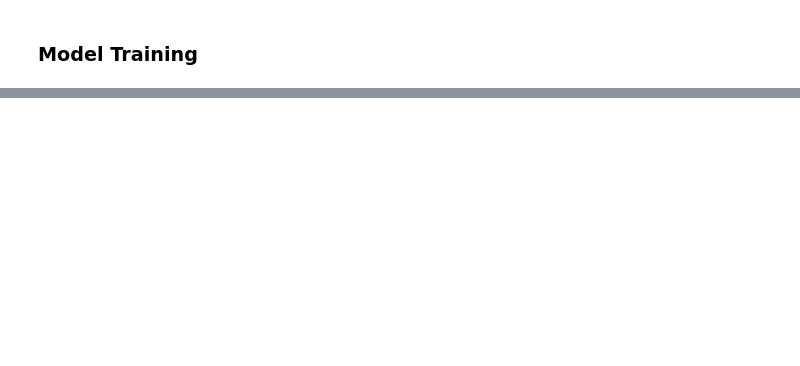
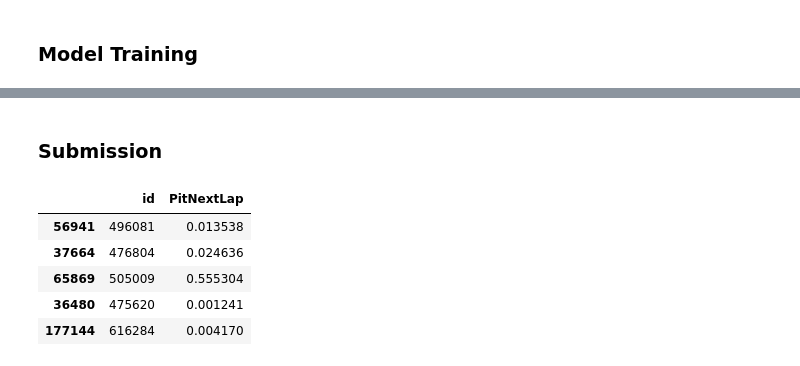
Before and after one commit to Kman0908/f1-pitstop, a Jupyter notebook: notebook/Experiment.ipynb, the cells around one changed output, grey strips where cells are left out. Drawn from its saved outputs; the diff is of its cells as text; code cells hidden in the pictures; blank space fills up the shorter version.

```diff
--- a/notebook/Experiment.ipynb
+++ b/notebook/Experiment.ipynb
@@ -476,0 +252,11 @@ Best Model: Catboost | AUC: 0.9428
+# %%
+X_train_transformed = preprocessor.fit_transform(X_train, y_train)
+X_test_transformed = preprocessor.transform(X_test)
+# %%
+models = {
+    'LogisticRegression': LogisticRegression(class_weight = 'balanced'),
+    'RandomForestClassifier': RandomForestClassifier(class_weight = 'balanced'),
+    'DecisonTreeClassifier': DecisionTreeClassifier(class_weight = 'balanced'),
+    'Catboost': CatBoostClassifier(verbose = False),
+    'XGboost': XGBClassifier(scale_pos_weight = 4.02)
+}
@@ -476,0 +367,21 @@ Best Model: Catboost | AUC: 0.9428
+# %%
+test_transformed = preprocessor.transform(test)
+prediction = best_model.predict_proba(test_transformed)[:, 1]
+# %% [markdown]
+### Submission
+# %%
+submission = pd.DataFrame({
+    'id': test['id'],
+    'PitNextLap': prediction
+})
+
+submission.to_csv('../Data/submission.csv', index = False)
+# %%
+submission.head()
+# %% [output]
+|  | id | PitNextLap |
+| 56941 | 496081 | 0.013538 |
+| 37664 | 476804 | 0.024636 |
+| 65869 | 505009 | 0.555304 |
+| 36480 | 475620 | 0.001241 |
+| 177144 | 616284 | 0.004170 |
```
Also changed, not shown: parts of 68 cells of this notebook, 1 other file.
